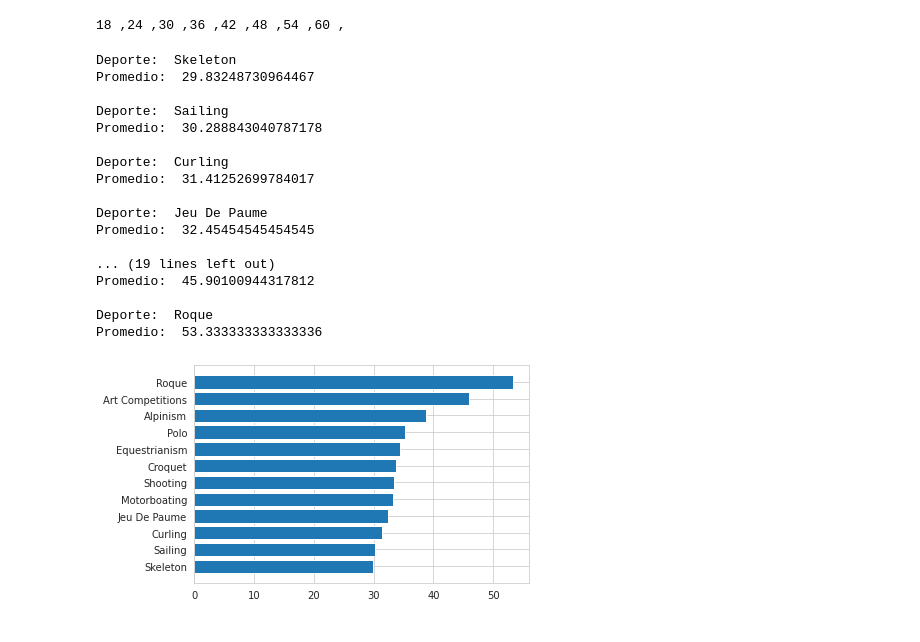
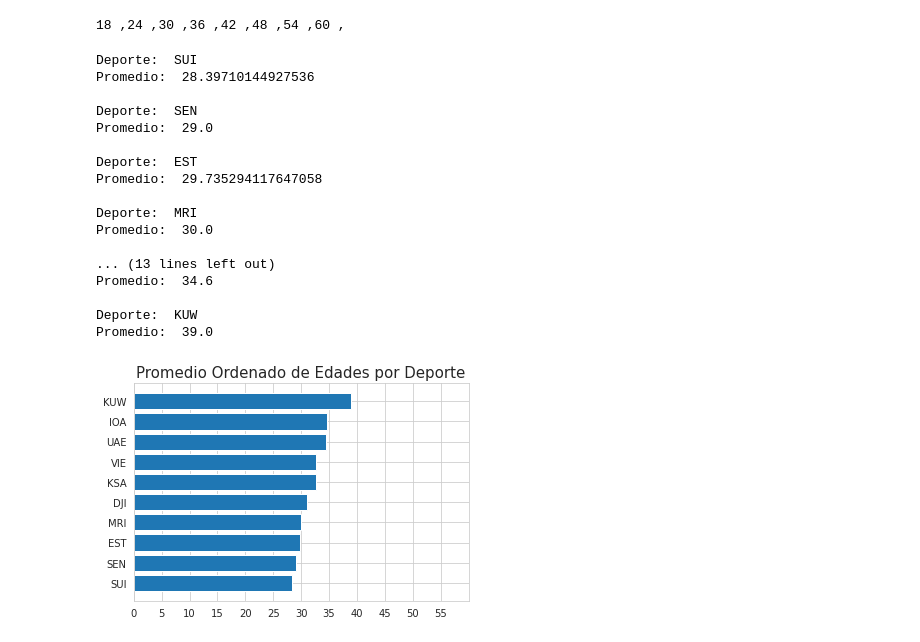
Before and after one commit to stbs22/scripts, a Jupyter notebook: Python/plot.ipynb, the cells around one changed output. Cells and saved outputs as stored; diff of their text form; code cells hidden in the pictures.

```diff
--- a/Python/plot.ipynb
+++ b/Python/plot.ipynb
@@ -6,8 +6,25 @@ import matplotlib.pyplot as plt
 import numpy as np
 import seaborn as sns
 #data = pd.read_csv("/Data/FCD/datap1.csv",sep=",")
-#data = pd.read_csv("C:/Users/ESTEBAN/Documents/Scripts_U/git/scripts/Data/FCD/datap1.csv", sep = ",")
-data = pd.read_csv("/home/_init_/Documentos/Scripts/GIT/scripts/Data/FCD/datap1.csv",sep=",")
+#data = pd.read_csv("C:/Users/ESTEBAN/Documents/Scripts_U/git/scripts/Data/FCD/limpia.csv", sep = ",")
+data = pd.read_csv("/home/_init_/Documentos/Scripts/GIT/scripts/Data/FCD/limpia.csv",sep=",")
+# %%
+##Limpieza
+#Identificamos cuartiles y mediana
+def remove_outlier(df_in, col_name):
+    q1 = df_in[col_name].quantile(0.25)
+    q3 = df_in[col_name].quantile(0.75)
+    iqr = q3-q1 #Interquartile range
+    fence_low  = q1-1.5*iqr
+    fence_high = q3+1.5*iqr
+    df = df_in.loc[(df_in[col_name] > fence_low) & (df_in[col_name] < fence_high)]
+    return df
+
+data['Medal'] = data['Medal'].replace(np.nan,'No Medal')
+data = data.dropna()
+data['IMC'] = (data['Weight']/((data['Height']/100)*(data['Height']/100)))
+data = data.drop(data[data['IMC']<18.5].index)
+data = remove_outlier(data,'Age')
 # %%
 edad = data["Age"]
 print("Promedio de edad:",edad.mean())
@@ -123,46 +142,53 @@ for i in range(18,66,6):
 # %%
 def prnt(df,data):
     for a in list(df.index):
         print("Deporte: ",a)
-        print("Promedio: ",data[data["Sport"] == a]["Age"].mean() ,"\n")
+        print("Promedio: ",data[data["NOC"] == a]["Age"].mean() ,"\n")
     return 0
 
+data = data.dropna()
+
 #Compar edad con deporte con promedio de todas las edades
-df = pd.DataFrame(data["Sport"].value_counts())
+df = pd.DataFrame(data["NOC"].value_counts())
+
 nombres = []
 mean = []
 
 for a in list(df.index):
     # print("Deporte: ",a)
     # print("Promedio: ",data[data["Sport"] == a]["Age"].mean() ,"\n")
     nombres.append(a)
-    mean.append(data[data["Sport"] == a]["Age"].mean())
+    mean.append(data[data["NOC"] == a]["Age"].mean())
 
 dframe = pd.DataFrame(mean,nombres)
 dframe.columns = ["Promedio Edades"]
 dframe.sort_values(by = "Promedio Edades", inplace=True, ascending=True)
 
-dframe = dframe.tail(12)
-# prnt(dframe,data)
+dframe = dframe.tail(10)
+prnt(dframe,data)
 
 plt.barh(list(dframe.index),dframe["Promedio Edades"])
+plt.xticks([x for x in range(0,60,5)])
+
+plt.xlim([0,60])
+plt.title("Promedio Ordenado de Edades por Deporte", fontsize = 15)
 plt.show()
 # %% [output]
-Deporte:  Skeleton
-Promedio:  29.83248730964467
+Deporte:  SUI
+Promedio:  28.39710144927536
 
-Deporte:  Sailing
-Promedio:  30.288843040787178
+Deporte:  SEN
+Promedio:  29.0
 
-Deporte:  Curling
-Promedio:  31.41252699784017
+Deporte:  EST
+Promedio:  29.735294117647058
 
-Deporte:  Jeu De Paume
-Promedio:  32.45454545454545
+Deporte:  MRI
+Promedio:  30.0
 
-... (19 lines left out)
-Promedio:  45.90100944317812
+... (13 lines left out)
+Promedio:  34.6
 
-Deporte:  Roque
-Promedio:  53.333333333333336
+Deporte:  KUW
+Promedio:  39.0
-[figure, old version]
+[figure, new version]
```
Also changed, not shown: parts of 7 cells of this notebook.
